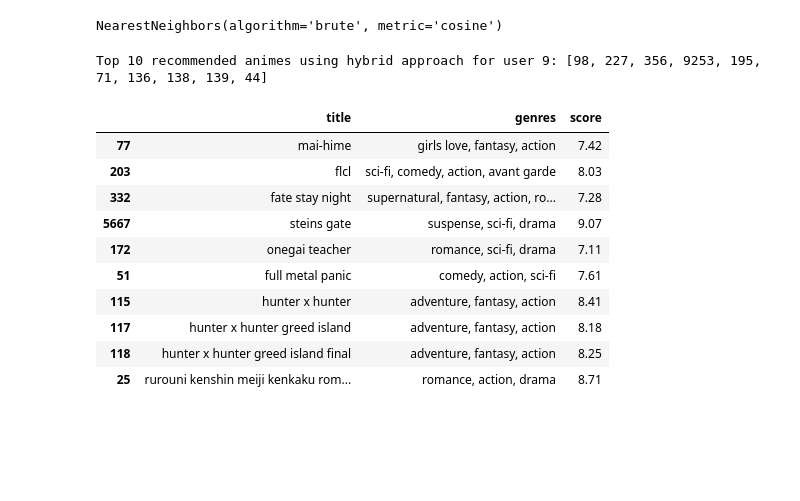
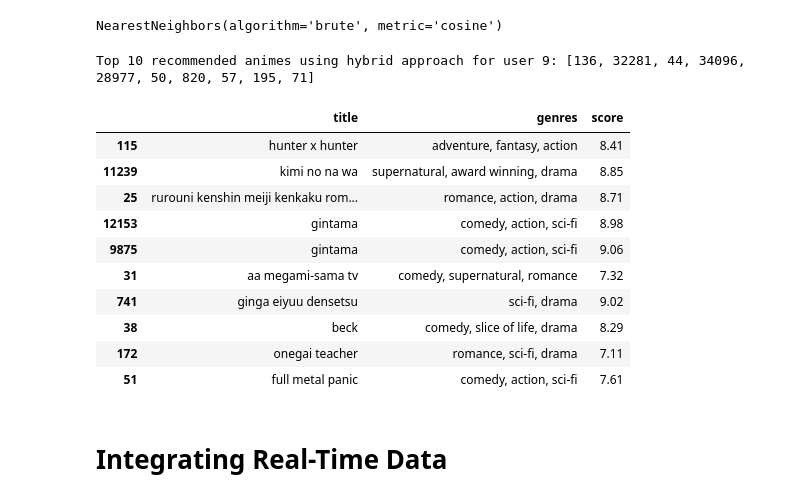
Before and after one commit to SStepz/TheWatcher, a Jupyter notebook: Recommendations/AnimeRS.ipynb, the cells around one changed output. Saved outputs shown, nothing was run; the diff lists cells and outputs as text; code cells hidden in the pictures; blank space fills up the shorter version.

Commit message:
integrated realtime data in user-based

```diff
--- a/Recommendations/AnimeRS.ipynb
+++ b/Recommendations/AnimeRS.ipynb
@@ -79,7 +78,7 @@ Shape of the Dataset: (731282, 14)
 | 4 | 18 | mad | - | 2005-01-03t00:00:00+00:00 | 52.0 | 6.27 | 1 | 114 | 10 | 5 | ... |
 # %%
 # Importing user score dataframe
-df_score = pd.read_excel('Dataset/Anime/users-scores.xlsx')
+df_score = pd.read_excel('../Dataset/Anime/users-scores.xlsx')
 print("Shape of the dataset:",df_score.shape)
 df_score.head()
 # %% [output]
@@ -228,3 +228,6 @@ total_entries       0
 rewatched           0
 episodes_watched    0
 dtype: int64
+# %%
+df_score['user_id'] = df_score['user_id'].astype('str')
+df_score.info()
@@ -424,7 +429,7 @@ knn_model.fit(user_anime_sparse_matrix)
 NearestNeighbors(algorithm='brute', metric='cosine')
 # %%
 # Function to get real-time recommendations using user-based collaborative filtering
-def get_recommendations_by_user_real_time(user_id, knn, user_anime_matrix, n=10):
+def get_recommendations_by_user(user_id, knn, user_anime_matrix, n=10):
     user_index = user_anime_matrix.index.get_loc(user_id)
     distances, indices = knn.kneighbors(user_anime_sparse_matrix[user_index], n_neighbors=n+1)
 
@@ -474,7 +479,7 @@ def hybrid_recommendations(user_id, svd, knn, user_anime_matrix, n=10):
     top_svd_recommendations = [anime_id for anime_id, _ in svd_recommendations[:n]]
 
     # Refine the recommendations using user-based collaborative filtering
-    user_based_recommendations = get_recommendations_by_user_real_time(user_id, knn, user_anime_matrix, n)
+    user_based_recommendations = get_recommendations_by_user(user_id, knn, user_anime_matrix, n)
 
     # Combine both sets of recommendations
     final_recommendations = list(set(top_svd_recommendations + user_based_recommendations))[:n]
@@ -490,22 +495,24 @@ def get_anime_details_by_ids(anime_ids):
 # %%
 from joblib import load
 
-svd_model = load(Path('Model/svd_model.joblib'))
+svd_model = load('../Model/svd_model.joblib')
 # %%
-user_id = 9
+user_id = '9'
 recommended_animes_ids = hybrid_recommendations(user_id, svd_model, knn_model, user_anime_matrix)
 print(f'Top 10 recommended animes using hybrid approach for user {user_id}: {recommended_animes_ids}')
 get_anime_details_by_ids(recommended_animes_ids)
 # %% [output]
-Top 10 recommended animes using hybrid approach for user 9: [98, 227, 356, 9253, 195, 71, 136, 138, 139, 44]
+Top 10 recommended animes using hybrid approach for user 9: [136, 32281, 44, 34096, 28977, 50, 820, 57, 195, 71]
 |  | title | genres | score |
-| 77 | mai-hime | girls love, fantasy, action | 7.42 |
-| 203 | flcl | sci-fi, comedy, action, avant garde | 8.03 |
-| 332 | fate stay night | supernatural, fantasy, action, ro... | 7.28 |
-| 5667 | steins gate | suspense, sci-fi, drama | 9.07 |
+| 115 | hunter x hunter | adventure, fantasy, action | 8.41 |
+| 11239 | kimi no na wa | supernatural, award winning, drama | 8.85 |
+| 25 | rurouni kenshin meiji kenkaku rom... | romance, action, drama | 8.71 |
+| 12153 | gintama | comedy, action, sci-fi | 8.98 |
+| 9875 | gintama | comedy, action, sci-fi | 9.06 |
+| 31 | aa megami-sama tv | comedy, supernatural, romance | 7.32 |
+| 741 | ginga eiyuu densetsu | sci-fi, drama | 9.02 |
+| 38 | beck | comedy, slice of life, drama | 8.29 |
 | 172 | onegai teacher | romance, sci-fi, drama | 7.11 |
 | 51 | full metal panic | comedy, action, sci-fi | 7.61 |
-| 115 | hunter x hunter | adventure, fantasy, action | 8.41 |
-| 117 | hunter x hunter greed island | adventure, fantasy, action | 8.18 |
-| 118 | hunter x hunter greed island final | adventure, fantasy, action | 8.25 |
-| 25 | rurouni kenshin meiji kenkaku rom... | romance, action, drama | 8.71 |
+# %% [markdown]
+# Integrating Real-Time Data
```
Also changed, not shown: parts of 10 cells of this notebook, 1 other file.
